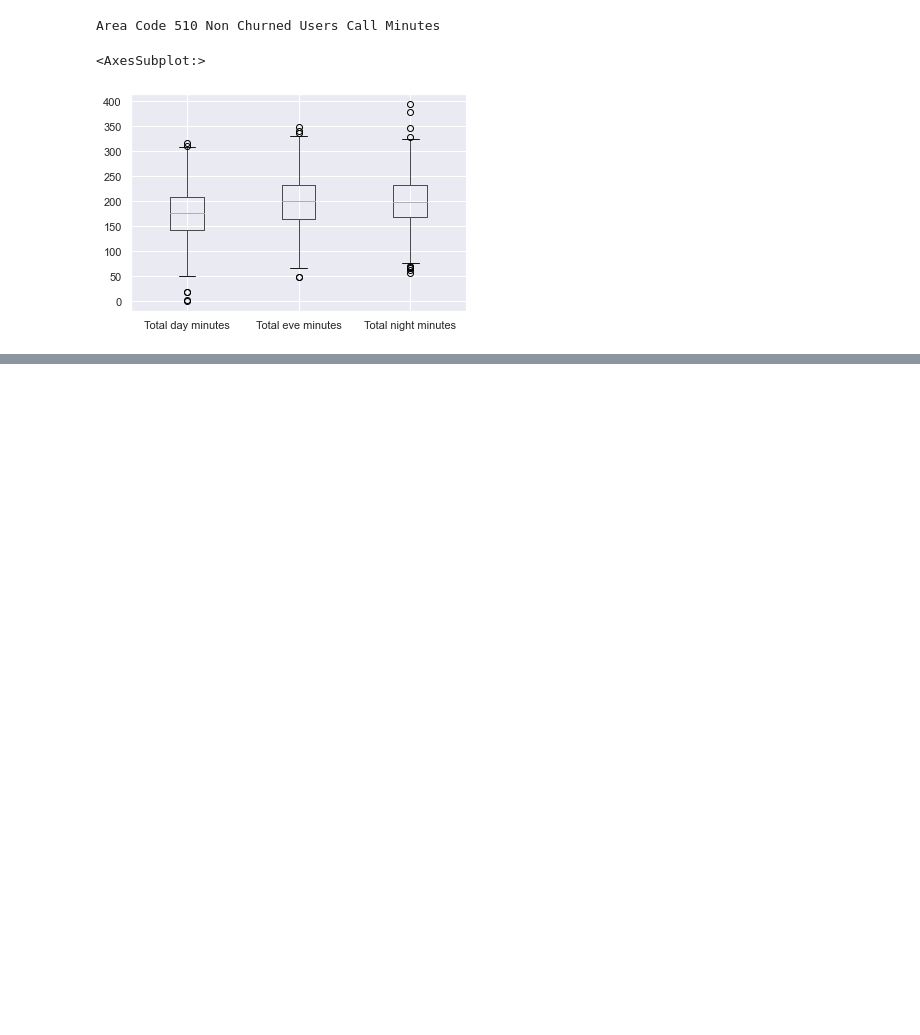
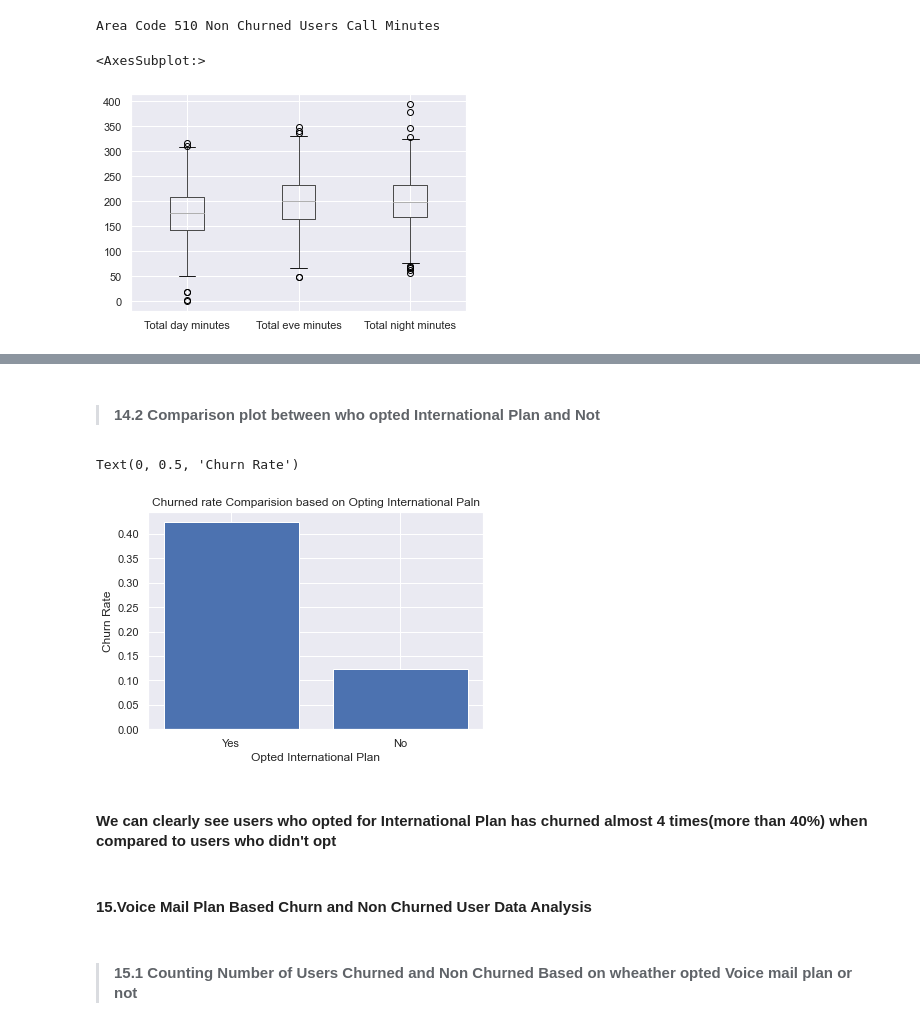
Before and after one commit to codes-by-vamshi/EDA-TelecomChurn, a Jupyter notebook: Telecom Churn - Sai Krishna Vamshi Devarasetty.ipynb, the cells around one changed output, grey strips where cells are left out. Cells and saved outputs as stored; diff of their text form; code cells hidden in the pictures; blank space fills up the shorter version.

```diff
--- a/Telecom Churn - Sai Krishna Vamshi Devarasetty.ipynb
+++ b/Telecom Churn - Sai Krishna Vamshi Devarasetty.ipynb
@@ -375,0 +442,4 @@ Area Code 510 Non Churned Users Call Minutes
+# %%
+ChurnedAndNonChurnedCountsBasedOnInternationalPlan = TelecomChurnDF.groupby(['International plan', 'Churn'])['Churn'].count()
+print("Churn and Non Churn Count Based on Opting for International Plan")
+ChurnedAndNonChurnedCountsBasedOnInternationalPlan
@@ -375,0 +454,19 @@ Area Code 510 Non Churned Users Call Minutes
+# %% [markdown]
+> #### 14.2 Comparison plot between who opted International Plan and Not
+# %%
+ChurnedPercentBasedOnInternationalPlan = {}
+ChurnedPercentBasedOnInternationalPlan['Yes'] = (ChurnedAndNonChurnedCountsBasedOnInternationalPlan.loc['Yes',True])/((ChurnedAndNonChurnedCountsBasedOnInternationalPlan.loc['Yes',True])+(ChurnedAndNonChurnedCountsBasedOnInternationalPlan.loc['Yes',False]))
+ChurnedPercentBasedOnInternationalPlan['No'] = (ChurnedAndNonChurnedCountsBasedOnInternationalPlan.loc['No',True])/((ChurnedAndNonChurnedCountsBasedOnInternationalPlan.loc['Yes',True])+(ChurnedAndNonChurnedCountsBasedOnInternationalPlan.loc['No',False]))
+plt.bar(*zip(*ChurnedPercentBasedOnInternationalPlan.items()))
+plt.title('Churned rate Comparision based on Opting International Paln')
+plt.xlabel('Opted International Plan')
+plt.ylabel('Churn Rate')
+# %% [output]
+Text(0, 0.5, 'Churn Rate')
+[figure, added]
+# %% [markdown]
+#### We can clearly see users who opted for International Plan has churned almost 4 times(more than 40%) when compared to users who didn't opt
+# %% [markdown]
+#### 15.Voice Mail Plan Based Churn and Non Churned User Data Analysis
+# %% [markdown]
+> #### 15.1 Counting Number of Users Churned and Non Churned Based on wheather opted Voice mail plan or not
```
Also changed, not shown: parts of 18 cells of this notebook.
